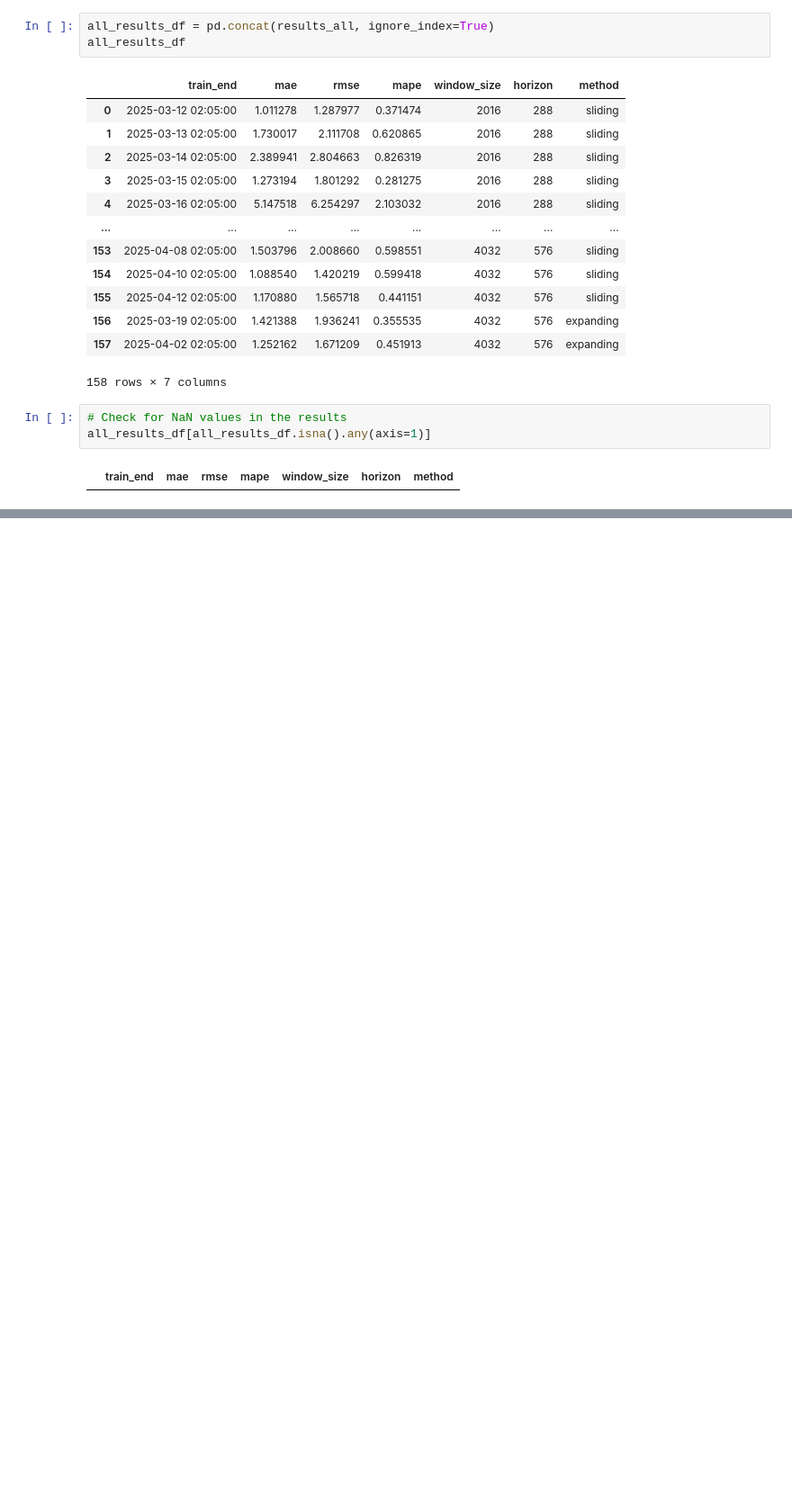
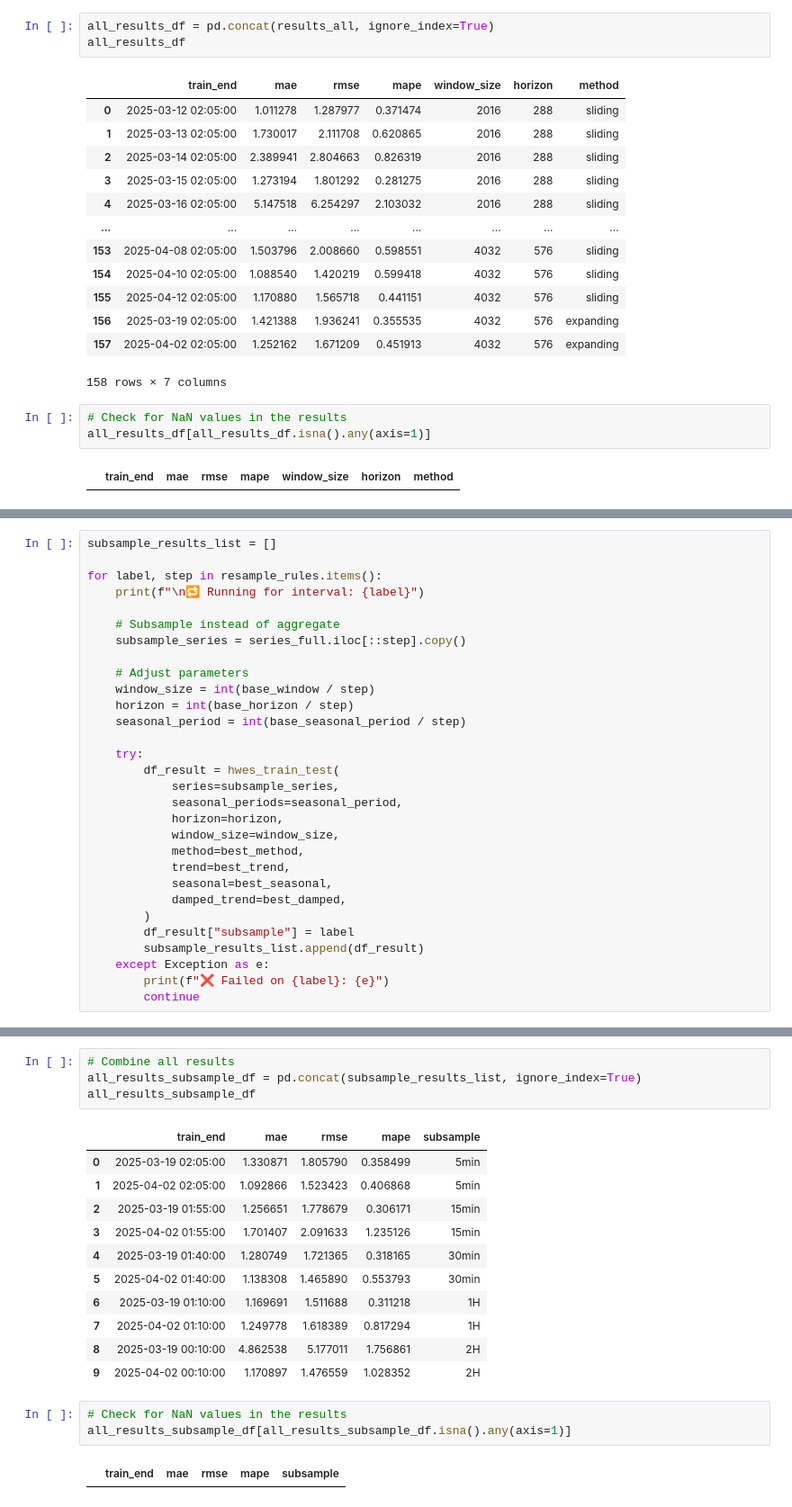
Before and after one commit to UBC-MDS/Capstone_SatCast_Trilemma, a Jupyter notebook: analysis/baseline_hwes.ipynb, the cells around one changed output, grey strips where cells are left out. Shown: that part at 90% size. Cells and saved outputs as stored; diff of their text form; blank space fills up the shorter version.

```diff
--- a/analysis/baseline_hwes.ipynb
+++ b/analysis/baseline_hwes.ipynb
@@ -425,0 +447,30 @@ plt.show()
+# %%
+subsample_results_list = []
+
+for label, step in resample_rules.items():
+    print(f"\n🔁 Running for interval: {label}")
+
+    # Subsample instead of aggregate
+    subsample_series = series_full.iloc[::step].copy()
+
+    # Adjust parameters
+    window_size = int(base_window / step)
+    horizon = int(base_horizon / step)
+    seasonal_period = int(base_seasonal_period / step)
+
+    try:
+        df_result = hwes_train_test(
+            series=subsample_series,
+            seasonal_periods=seasonal_period,
+            horizon=horizon,
+            window_size=window_size,
+            method=best_method,
+            trend=best_trend,
+            seasonal=best_seasonal,
+            damped_trend=best_damped,
+        )
+        df_result["subsample"] = label
+        subsample_results_list.append(df_result)
+    except Exception as e:
+        print(f"❌ Failed on {label}: {e}")
+        continue
@@ -425,0 +485,21 @@ plt.show()
+# %%
+# Combine all results
+all_results_subsample_df = pd.concat(subsample_results_list, ignore_index=True)
+all_results_subsample_df
+# %% [output]
+|  | train_end | mae | rmse | mape | subsample |
+| 0 | 2025-03-19 02:05:00 | 1.330871 | 1.805790 | 0.358499 | 5min |
+| 1 | 2025-04-02 02:05:00 | 1.092866 | 1.523423 | 0.406868 | 5min |
+| 2 | 2025-03-19 01:55:00 | 1.256651 | 1.778679 | 0.306171 | 15min |
+| 3 | 2025-04-02 01:55:00 | 1.701407 | 2.091633 | 1.235126 | 15min |
+| 4 | 2025-03-19 01:40:00 | 1.280749 | 1.721365 | 0.318165 | 30min |
+| 5 | 2025-04-02 01:40:00 | 1.138308 | 1.465890 | 0.553793 | 30min |
+| 6 | 2025-03-19 01:10:00 | 1.169691 | 1.511688 | 0.311218 | 1H |
+| 7 | 2025-04-02 01:10:00 | 1.249778 | 1.618389 | 0.817294 | 1H |
+| 8 | 2025-03-19 00:10:00 | 4.862538 | 5.177011 | 1.756861 | 2H |
+| 9 | 2025-04-02 00:10:00 | 1.170897 | 1.476559 | 1.028352 | 2H |
+# %%
+# Check for NaN values in the results
+all_results_subsample_df[all_results_subsample_df.isna().any(axis=1)]
+# %% [output]
+|  | train_end | mae | rmse | mape | subsample |
```
Also changed, not shown: parts of 14 cells of this notebook, 3 other files.
